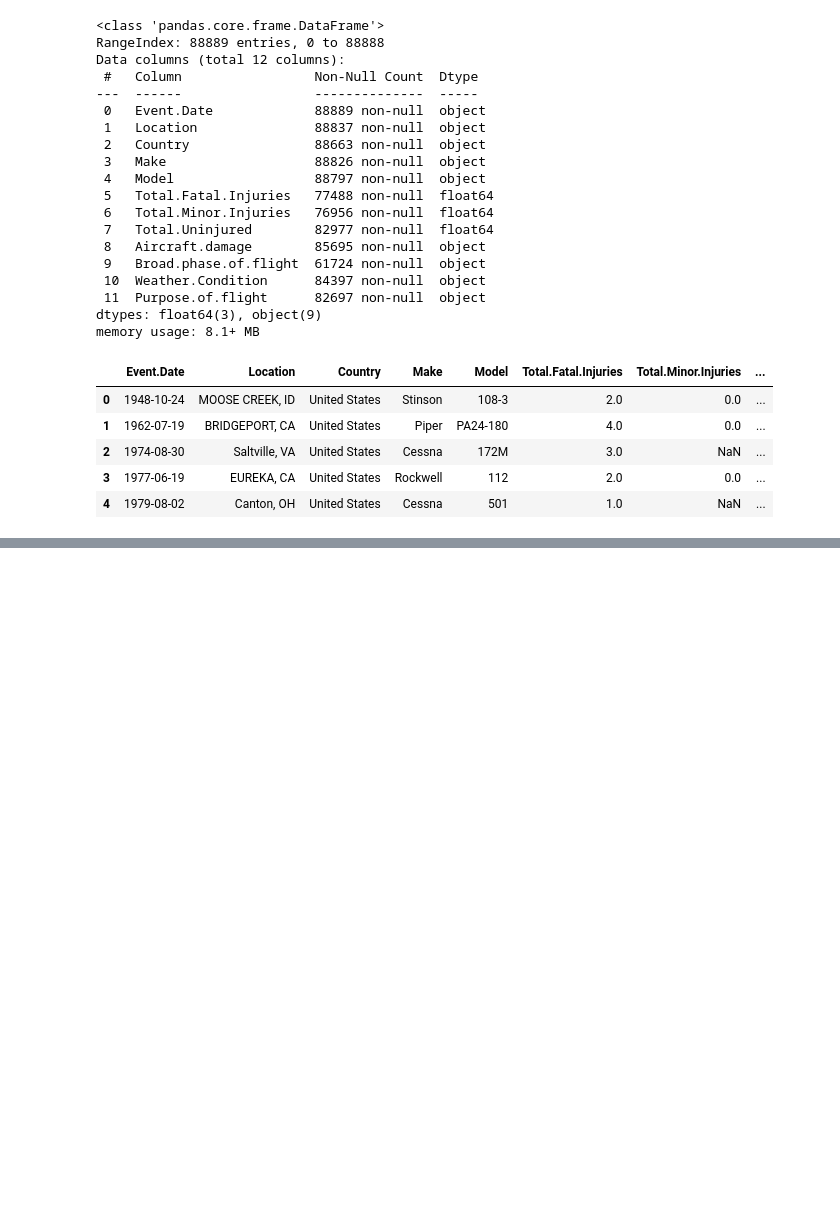
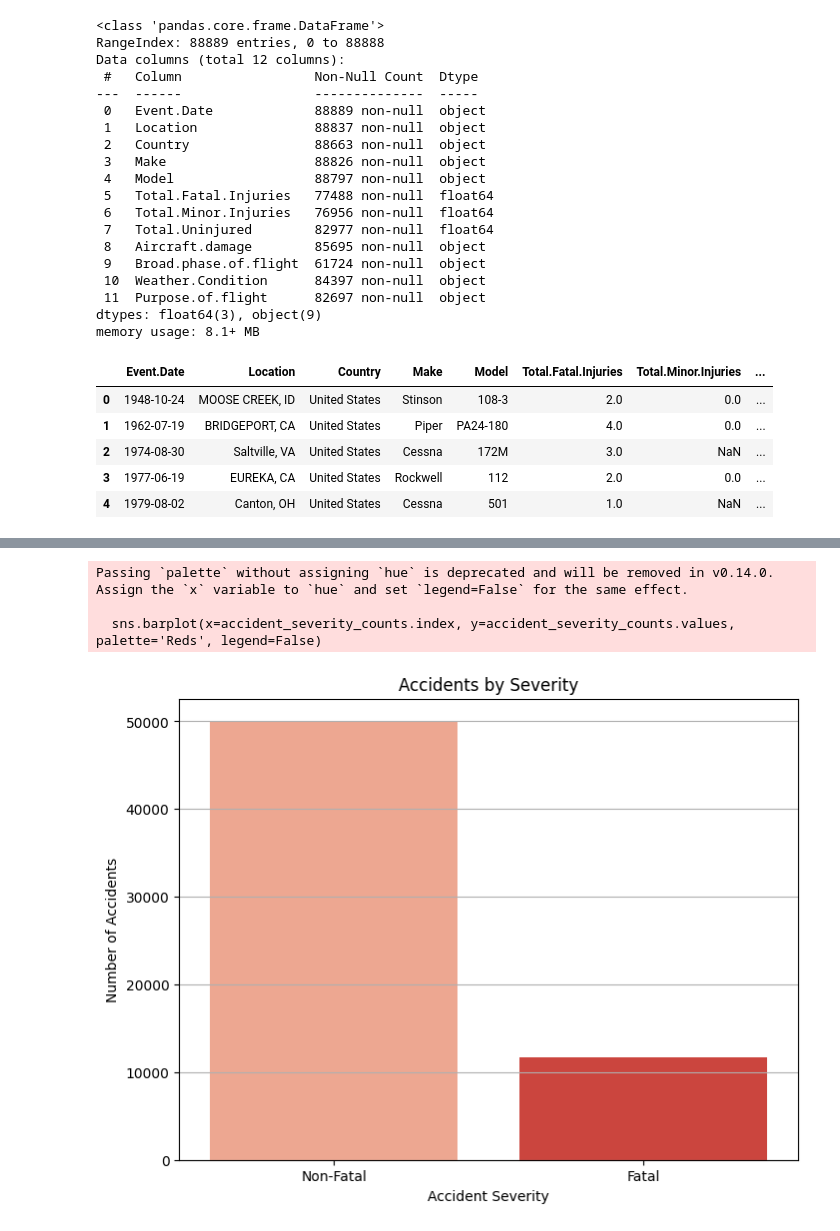
Before and after one commit to Amoitw/Aircraft_Accidents_Analysis_Project, a Jupyter notebook: Aircraft_Accidents_Analysis.ipynb, the cells around one changed output, grey strips where cells are left out. Drawn from its saved outputs; the diff is of its cells as text; code cells hidden in the pictures; blank space fills up the shorter version.

```diff
--- a/Aircraft_Accidents_Analysis.ipynb
+++ b/Aircraft_Accidents_Analysis.ipynb
@@ -221,0 +379,22 @@ Aviation_Analysisdf['Country'].fillna('Unknown', inplace=True)
+# %%
+#creating a new column Fatal/Non-Fatal to classify the accidents into fatal and non-fatal
+Aviation_Analysisdf['Accident_sevierity'] = df['Total.Fatal.Injuries'].apply(lambda x: 'Fatal' if x > 0 else 'Non-Fatal')
+
+#counting the number of accidents in each category
+accident_severity_counts = Aviation_Analysisdf['Accident_sevierity'].value_counts()
+# %%
+#plotting number of accidents by severity
+plt.figure(figsize=(8, 6))
+sns.barplot(x=accident_severity_counts.index, y=accident_severity_counts.values, palette='Reds', legend=False)
+# Adding labels and title
+plt.title('Accidents by Severity')
+plt.xlabel('Accident Severity')
+plt.ylabel('Number of Accidents')
+plt.grid(axis='y')
+plt.savefig('accidents_by_severity.png', bbox_inches='tight')
+plt.show()
+# %% [output]
+Passing `palette` without assigning `hue` is deprecated and will be removed in v0.14.0. Assign the `x` variable to `hue` and set `legend=False` for the same effect.
+
+  sns.barplot(x=accident_severity_counts.index, y=accident_severity_counts.values, palette='Reds', legend=False)
+[figure, added]
```
Also changed, not shown: parts of 36 cells of this notebook, 9 other files.
